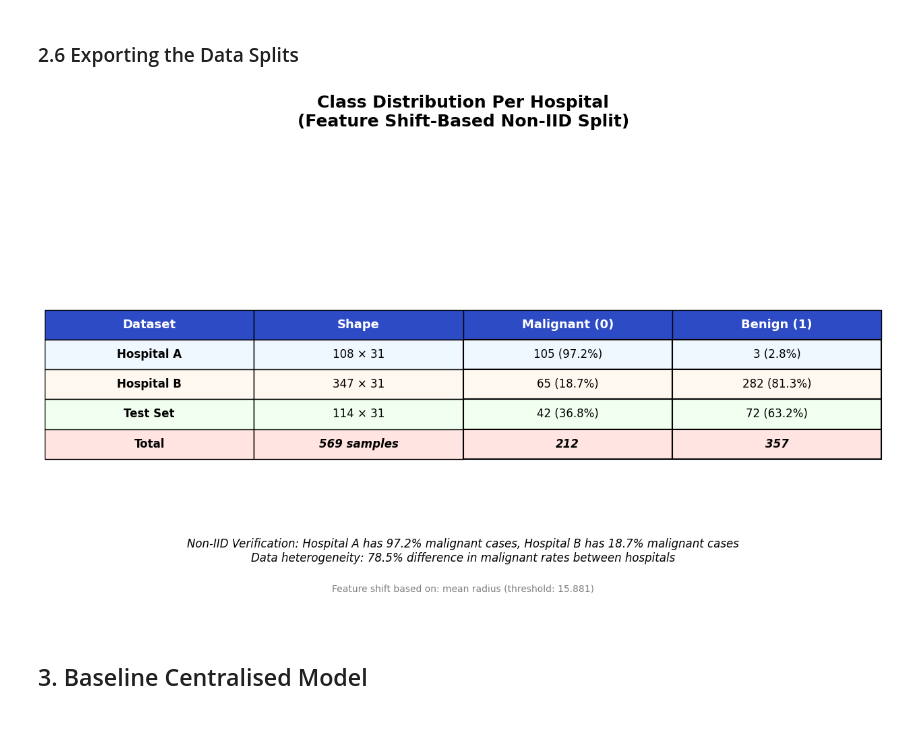
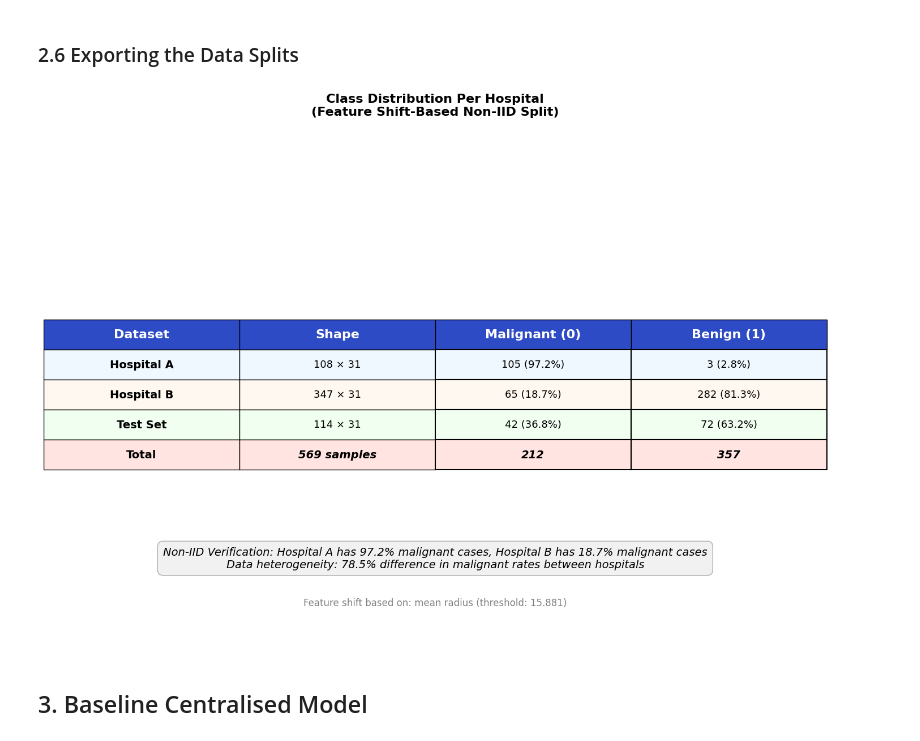
Before and after one commit to starbachi/Breast-Cancer-Wisconsin, a Jupyter notebook: notebooks/assignment4_federated_dp.ipynb, the cells around one changed output. Saved outputs shown, nothing was run; the diff lists cells and outputs as text; code cells hidden in the pictures.

```diff
--- a/notebooks/assignment4_federated_dp.ipynb
+++ b/notebooks/assignment4_federated_dp.ipynb
@@ -567,7 +593,15 @@ malignant_rate_a = hospital_a_malignant/hospital_a_total*100
 malignant_rate_b = hospital_b_malignant/hospital_b_total*100
 
 # -------------------------------- TABLE PLOT -------------------------------- #
-fig, ax = plt.subplots(figsize=(14, 8))
+# Dynamic sizing
+num_rows = len(export_df)
+num_cols = len(export_df.columns)
+max_content_length = max([max(len(str(cell)) for cell in export_df[col]) for col in export_df.columns])
+
+width = max(14, num_cols * 3 + max_content_length * 0.1)
+height = max(8, num_rows * 1.5 + 4)  # Extra space for titles and subtitles
+
+fig, ax = plt.subplots(figsize=(width, height))
 ax.axis('tight')
 ax.axis('off')
 
@@ -576,16 +610,21 @@ table = ax.table(cellText=export_df.values,     #type: ignore
                 cellLoc='center',
                 loc='center')
 
-# Style the table
+# Dynamic font sizing and table scaling
+base_fontsize = max(10, min(14, 300 // max_content_length))
 table.auto_set_font_size(False)
-table.set_fontsize(12)
-table.scale(1.5, 2.4)
+table.set_fontsize(base_fontsize)
+
+# Dynamic table scaling
+scale_factor = max(1.2, min(2.5, width / 14))
+table.scale(scale_factor, 2.8)
 
 # Header styling
 header_color = '#2E4BC6'
+header_fontsize = min(base_fontsize + 2, 16)
 for i in range(len(export_df.columns)):
     table[(0, i)].set_facecolor(header_color)
-    table[(0, i)].set_text_props(weight='bold', color='white', fontsize=13)
+    table[(0, i)].set_text_props(weight='bold', color='white', fontsize=header_fontsize)
 
 # Row styling, alternating colors and highlighting
 row_colors = ['#F0F8FF', '#FFF8F0', '#F0FFF0', '#FFE4E1']
@@ -593,43 +632,49 @@ row_colors = ['#F0F8FF', '#FFF8F0', '#F0FFF0', '#FFE4E1']
 for i in range(1, len(export_df) + 1):
     # Name column
     table[(i, 0)].set_facecolor(row_colors[i-1])
-    table[(i, 0)].set_text_props(weight='bold')
+    table[(i, 0)].set_text_props(weight='bold', fontsize=base_fontsize)
 
     # Other columns
     for j in range(1, len(export_df.columns)):
         table[(i, j)].set_facecolor(row_colors[i-1])
+        table[(i, j)].set_text_props(fontsize=base_fontsize - 1)
 
         # Highlight the total row differently
         if i == 4:
-            table[(i, j)].set_text_props(weight='bold', style='italic')
+            table[(i, j)].set_text_props(weight='bold', style='italic', fontsize=base_fontsize)
 
         # Malignant and Benign columns border styling
         if j in [2, 3]:  # Malignant and Benign columns
             table[(i, j)].set_edgecolor('black')
             table[(i, j)].set_linewidth(1.5)
 
-# Title and subtitle
+# Title
+title_fontsize = max(16, min(20, width))
 plt.title('Class Distribution Per Hospital\n(Feature Shift-Based Non-IID Split)',
-          fontsize=18, fontweight='bold', pad=30)
+          fontsize=title_fontsize, fontweight='bold', pad=40)
 
 # Subtitle
 subtitle = f"""Non-IID Verification: Hospital A has {malignant_rate_a:.1f}% malignant cases, Hospital B has {malignant_rate_b:.1f}% malignant cases
 Data heterogeneity: {abs(malignant_rate_a - malignant_rate_b):.1f}% difference in malignant rates between hospitals"""
 
-plt.figtext(0.5, 0.12, subtitle, ha='center', fontsize=12, style='italic', wrap=True)
+subtitle_fontsize = max(10, min(14, base_fontsize))
+plt.figtext(0.5, 0.15, subtitle, ha='center', fontsize=subtitle_fontsize, style='italic',
+            wrap=True, bbox=dict(boxstyle="round,pad=0.5", facecolor="lightgray", alpha=0.3))
 
 # Feature shift note
-plt.figtext(0.5, 0.06, f'Feature shift based on: {config["values"]["FEATURE_SHIFT"]} (threshold: {threshold:.3f})',
-            ha='center', fontsize=10, color='gray')
+note_fontsize = max(8, min(12, base_fontsize - 2))
+plt.figtext(0.5, 0.08, f'Feature shift based on: {config["values"]["FEATURE_SHIFT"]} (threshold: {threshold:.3f})',
+            ha='center', fontsize=note_fontsize, color='gray')
 
+plt.subplots_adjust(top=0.85, bottom=0.25)
 plt.tight_layout()
 
 # Save the plot
 save_plot(fig, config['plots']['non_iid_split']['class_distribution_per_hospital'])
 
 plt.show()
 # %% [output]
-[figure, old version]
+[figure, new version]
 # %% [markdown]
 ## 3. Baseline Centralised Model
 # %% [markdown]
```
Also changed, not shown: parts of 11 cells of this notebook, 3 other files.
